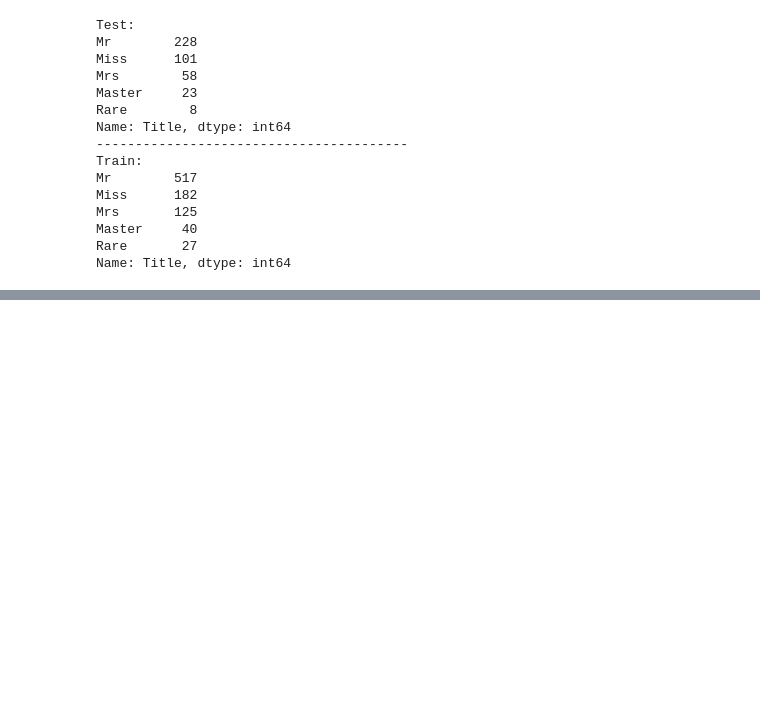
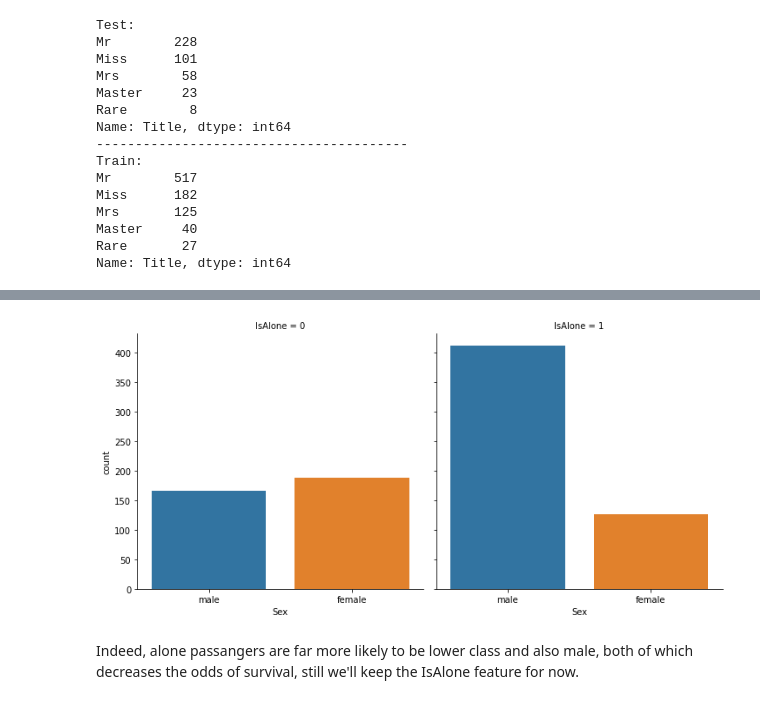
Before and after one commit to cucearda/TitanicProject, a Jupyter notebook: Titanic.ipynb, the cells around one changed output, grey strips where cells are left out. Cells and saved outputs as stored; diff of their text form; code cells hidden in the pictures; blank space fills up the shorter version.

```diff
--- a/Titanic.ipynb
+++ b/Titanic.ipynb
@@ -352,0 +386,8 @@ Name: Title, dtype: int64
+# %%
+g = sns.catplot(x="Sex", col="IsAlone",
+                data=data1,
+                kind="count")
+# %% [output]
+[figure, added]
+# %% [markdown]
+Indeed, alone passangers are far more likely to be lower class and also male, both of which decreases the odds of survival, still we'll keep the IsAlone feature for now.
```
Also changed, not shown: parts of 9 cells of this notebook.
